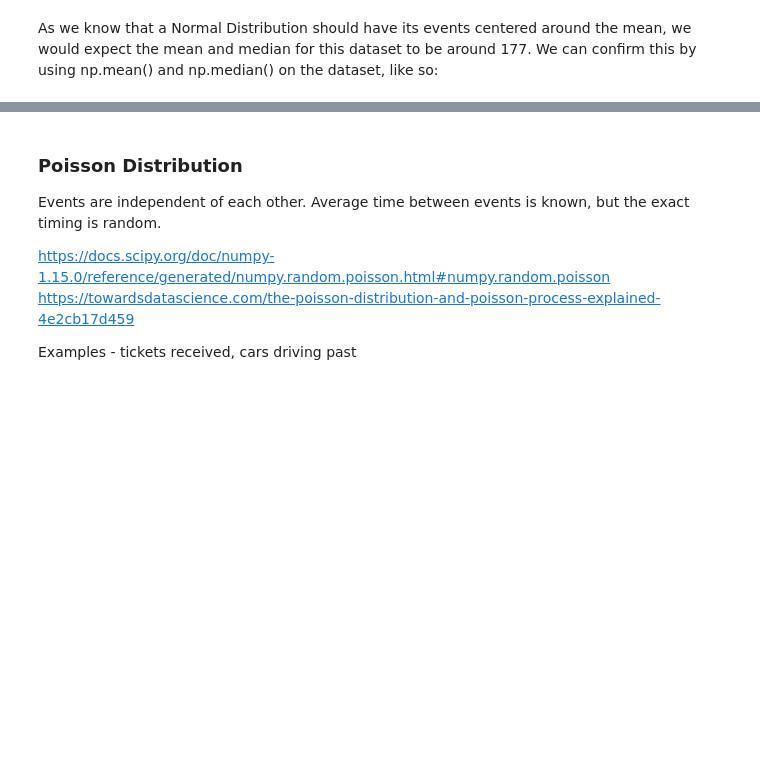
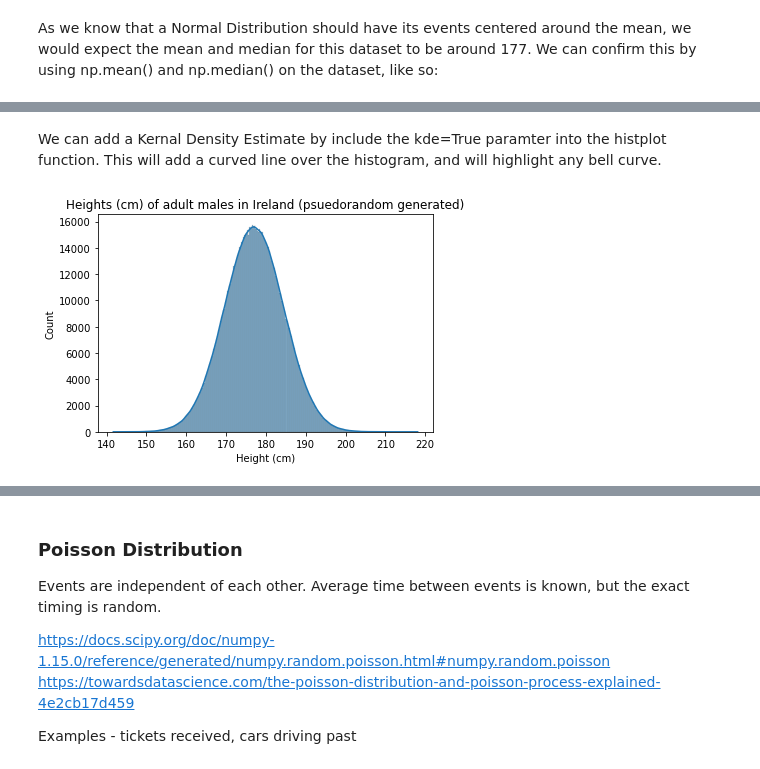
Before and after one commit to OtherBrian/pda-np.random, a Jupyter notebook: Numpy.Random.ipynb, the cells around one changed output, grey strips where cells are left out. Drawn from its saved outputs; the diff is of its cells as text; code cells hidden in the pictures; blank space fills up the shorter version.

```diff
--- a/Numpy.Random.ipynb
+++ b/Numpy.Random.ipynb
@@ -626,0 +634,8 @@ plt.hist(shoes);
+# %% [markdown]
+We can add a Kernal Density Estimate by include the kde=True paramter into the histplot function. This will add a curved line over the histogram, and will highlight any bell curve.
+# %%
+ax = sns.histplot(irish_heights, kde=True)
+ax.set(xlabel='Height (cm)', ylabel='Count')
+ax.set_title("Heights (cm) of adult males in Ireland (psuedorandom generated)");
+# %% [output]
+[figure, added]
```
Also changed, not shown: parts of 16 cells of this notebook.
